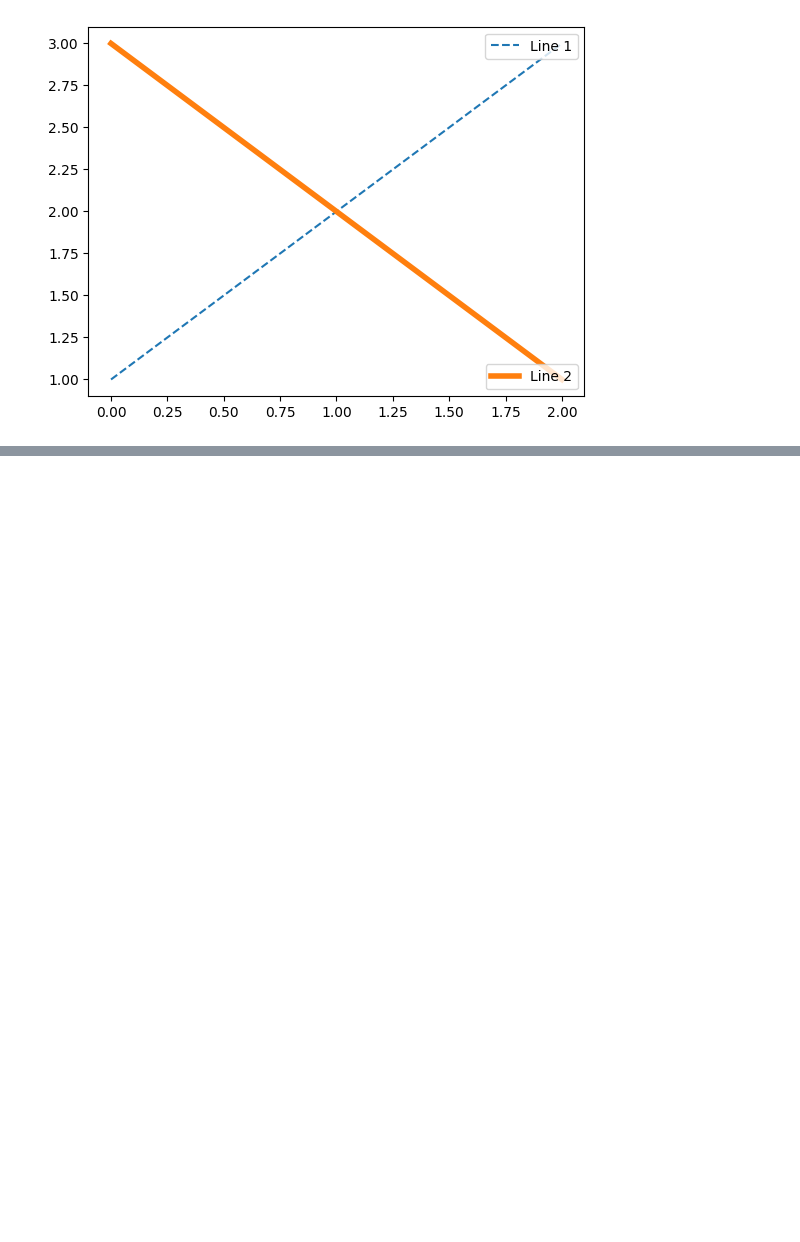
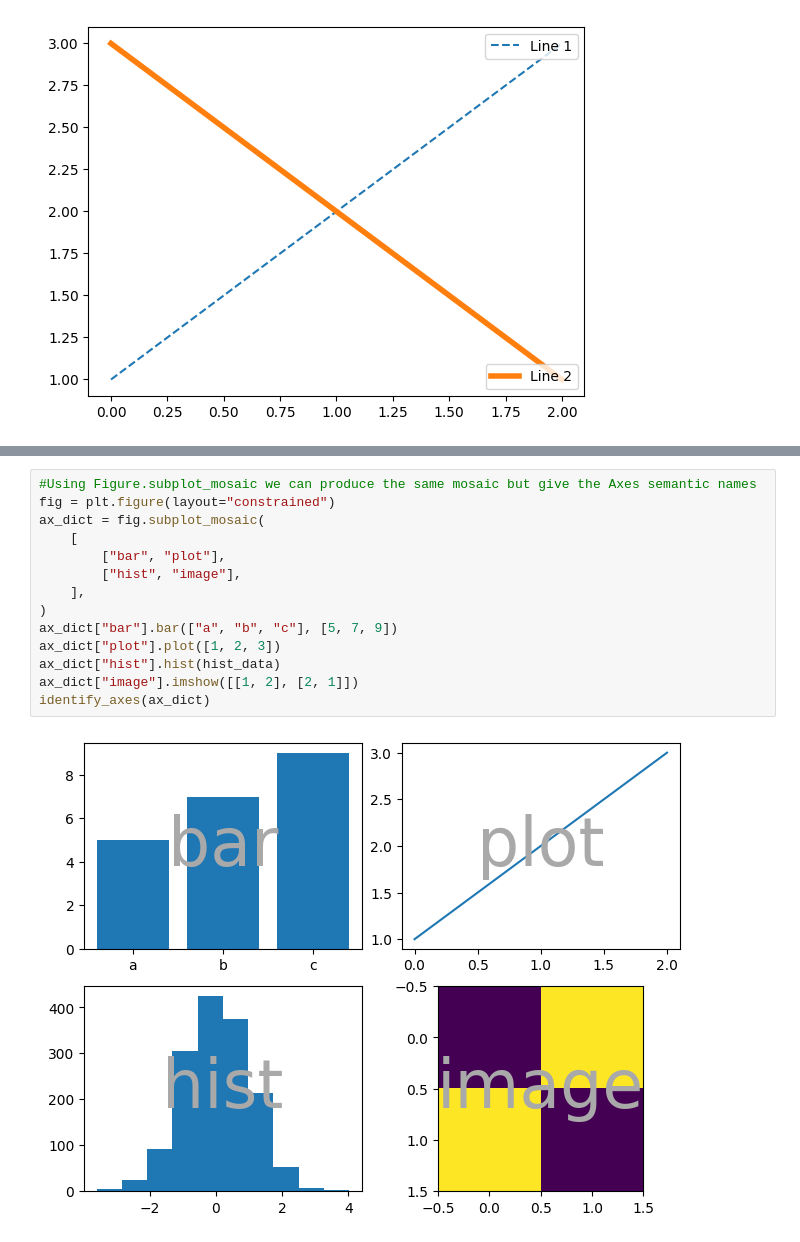
Before and after one commit to manasesmutembei11/ML, a Jupyter notebook: matplotlib/matplotlib_axes&subplots.ipynb, the cells around one changed output, grey strips where cells are left out. Saved outputs shown, nothing was run; the diff lists cells and outputs as text; blank space fills up the shorter version.

```diff
--- a/matplotlib/matplotlib_axes&subplots.ipynb
+++ b/matplotlib/matplotlib_axes&subplots.ipynb
@@ -655,0 +700,16 @@ plt.show()
+# %%
+#Using Figure.subplot_mosaic we can produce the same mosaic but give the Axes semantic names
+fig = plt.figure(layout="constrained")
+ax_dict = fig.subplot_mosaic(
+    [
+        ["bar", "plot"],
+        ["hist", "image"],
+    ],
+)
+ax_dict["bar"].bar(["a", "b", "c"], [5, 7, 9])
+ax_dict["plot"].plot([1, 2, 3])
+ax_dict["hist"].hist(hist_data)
+ax_dict["image"].imshow([[1, 2], [2, 1]])
+identify_axes(ax_dict)
+# %% [output]
+[figure, added]
```
Also changed, not shown: parts of 7 cells of this notebook.
